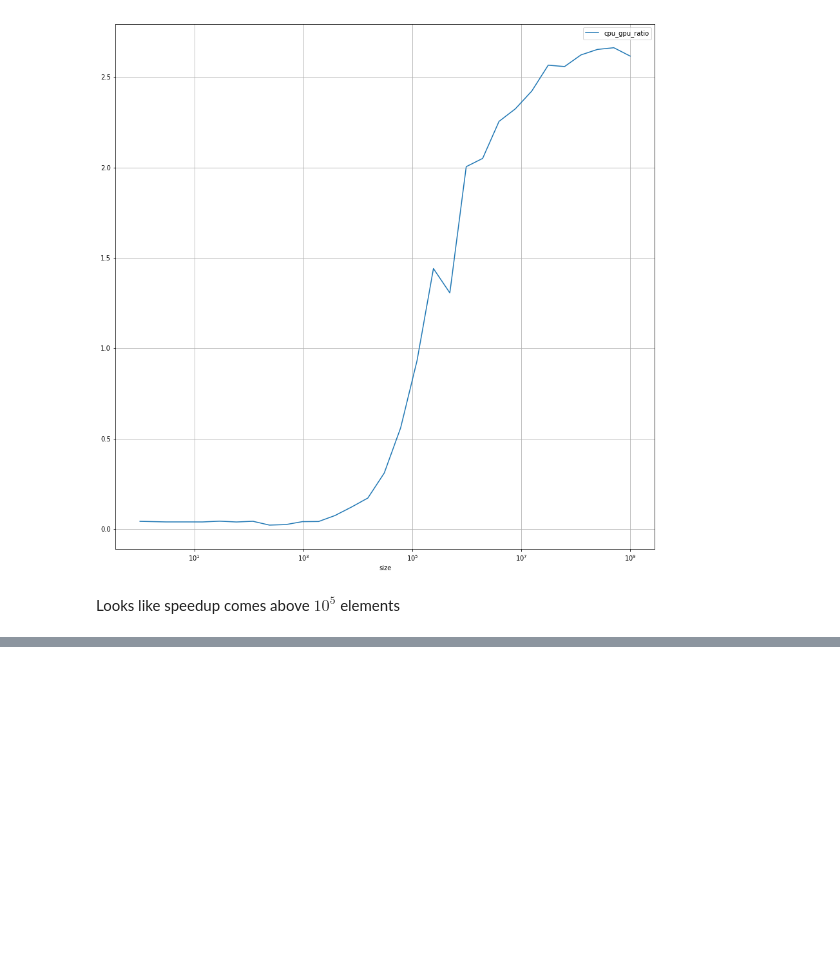
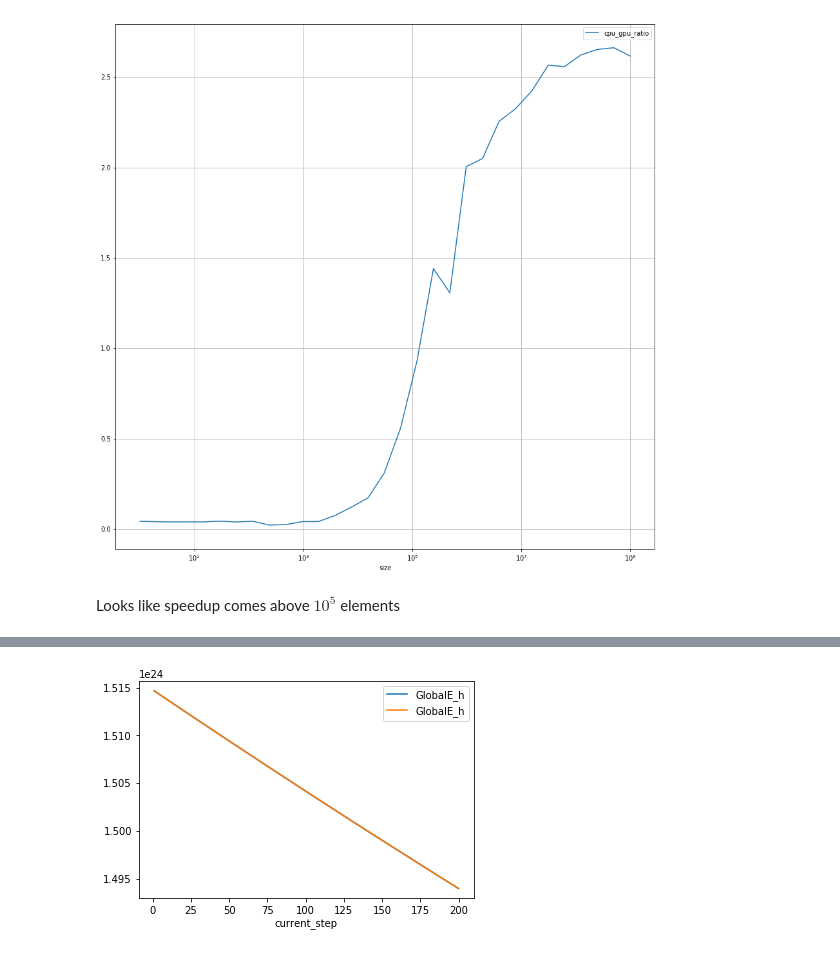
Before and after one commit to exoclime/THOR, a Jupyter notebook: docs/Reduction sum test.ipynb, the cells around one changed output, grey strips where cells are left out. Saved outputs shown, nothing was run; the diff lists cells and outputs as text; code cells hidden in the pictures; blank space fills up the shorter version.

Commit message:
plot errors on atomicadd vs gpu vs cpu reduction add

```diff
--- a/docs/Reduction sum test.ipynb
+++ b/docs/Reduction sum test.ipynb
@@ -124,0 +127,6 @@ Looks like speedup comes above $10^5$ elements
+# %%
+cons_gpu = pd.read_table("conservation_test_data/esp_global_Earth_gpu.txt")
+cons_cpu = pd.read_table("conservation_test_data/esp_global_Earth_cpu.txt")
+cons_atomicadd = pd.read_table("conservation_test_data/esp_global_Earth_atomicadd.txt")
+cons_nosum = pd.read_table("conservation_test_data/esp_global_Earth_nosum.txt")
+cons_nocons = pd.read_table("conservation_test_data/esp_global_Earth_nocons.txt")
@@ -124,0 +154,8 @@ Looks like speedup comes above $10^5$ elements
+# %%
+ax = cons_gpu.plot('current_step', 'GlobalE_h')
+cons_cpu.plot('current_step', 'GlobalE_h', ax=ax)
+
+cons_cpu['E_e_gpu'] = (cons_cpu['GlobalE_h'] - cons_gpu['GlobalE_h']).abs()/cons_cpu['GlobalE_h']
+cons_atomicadd['E_e_gpu'] = (cons_atomicadd['GlobalE_h'] - cons_gpu['GlobalE_h']).abs()/cons_atomicadd['GlobalE_h']
+# %% [output]
+[figure, added]
```
Also changed, not shown: parts of 3 cells of this notebook, 5 other files.
